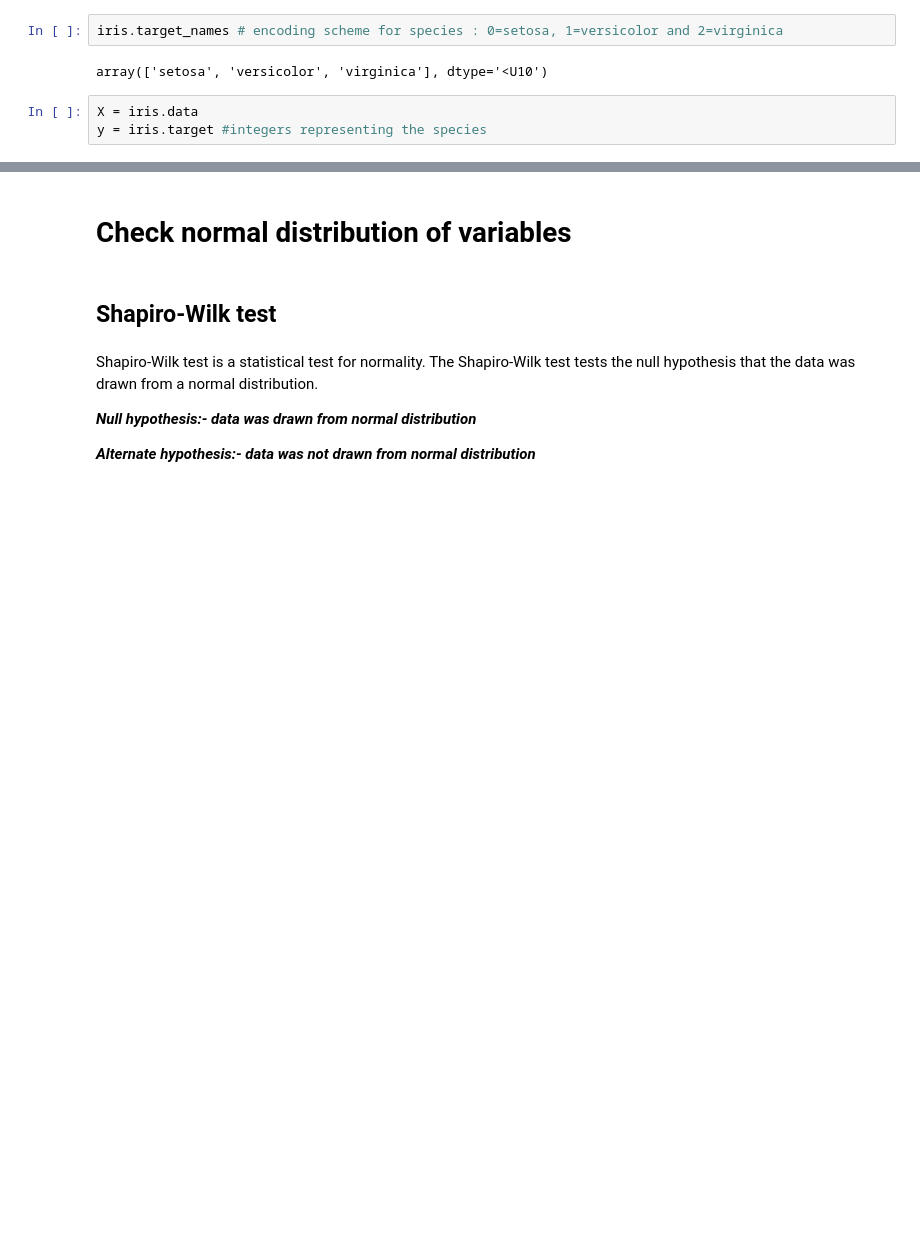
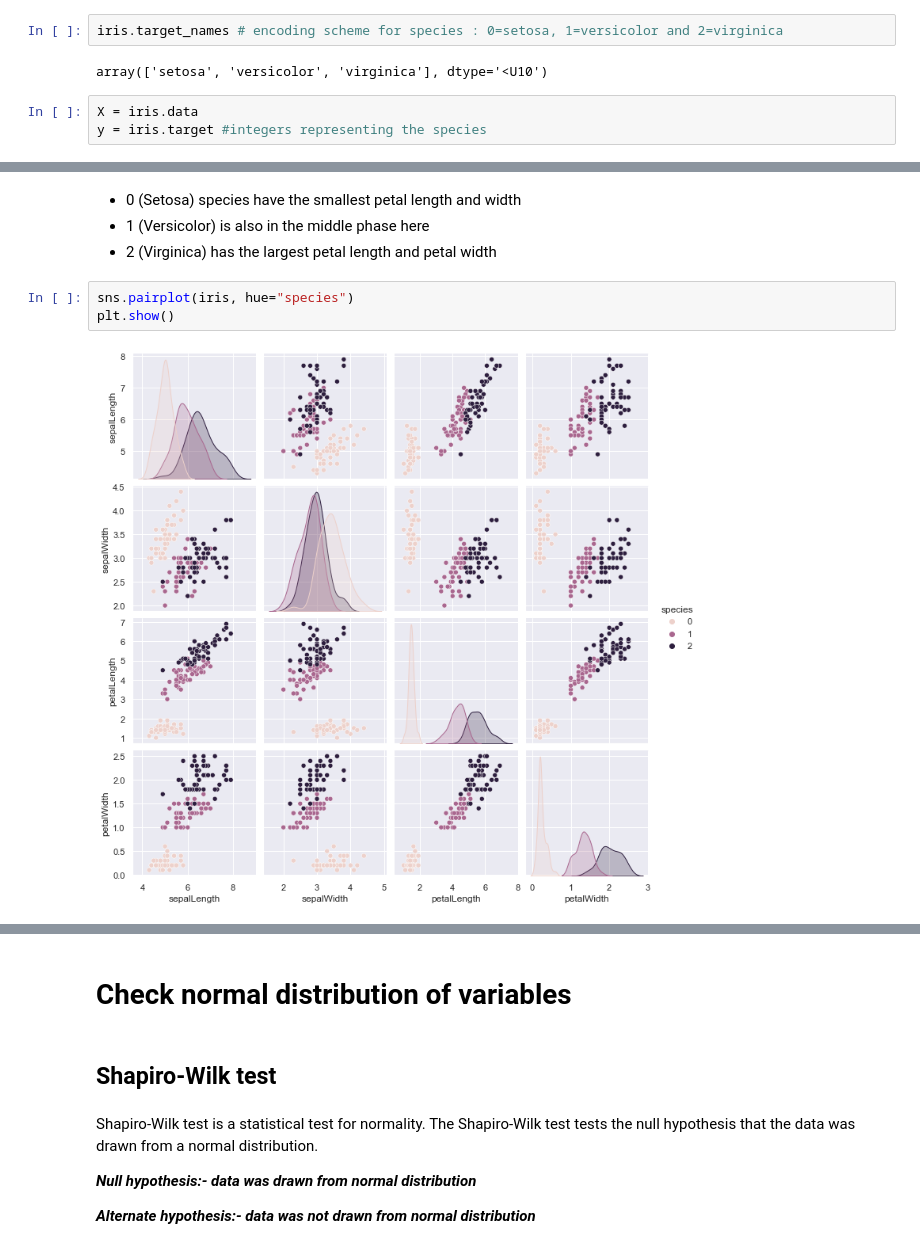
Before and after one commit to nafisa-samia/Statistical-Analysis-of-Iris-Dataset, a Jupyter notebook: Statistical Analysis with Iris Data.ipynb, the cells around one changed output, grey strips where cells are left out. Drawn from its saved outputs; the diff is of its cells as text; blank space fills up the shorter version.

```diff
--- a/Statistical Analysis with Iris Data.ipynb
+++ b/Statistical Analysis with Iris Data.ipynb
@@ -33,0 +148,9 @@ y = iris.target #integers representing the species
+# %% [markdown]
+- 0 (Setosa) species have the smallest petal length and width
+- 1 (Versicolor) is also in the middle phase here
+- 2 (Virginica) has the largest petal length and petal width
+# %%
+sns.pairplot(iris, hue="species")
+plt.show()
+# %% [output]
+[figure, added]
```
Also changed, not shown: parts of 49 cells of this notebook.
